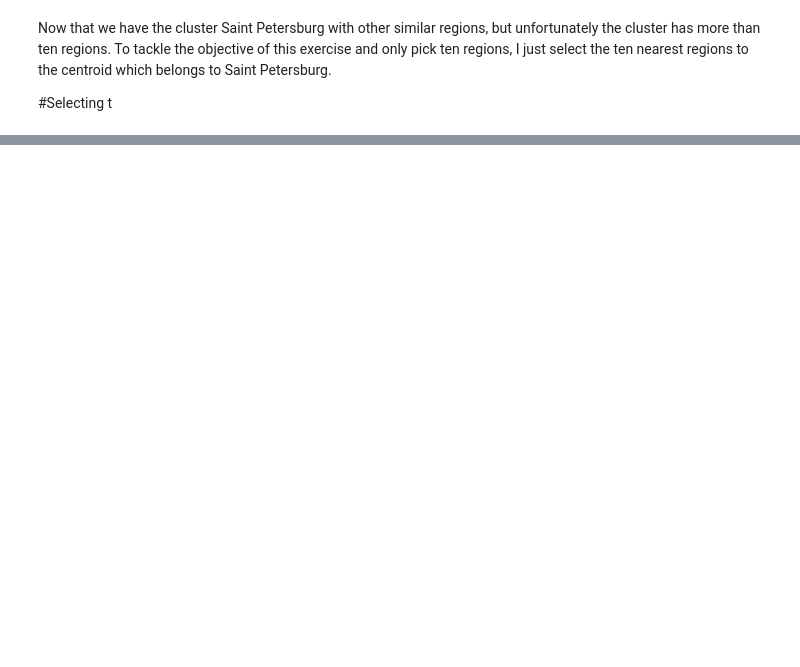
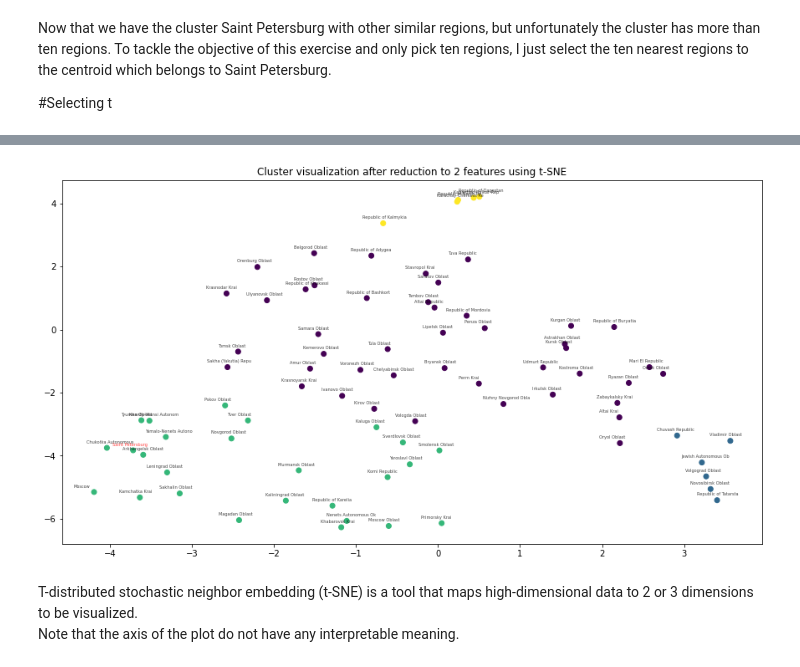
Before and after one commit to developerHobday/cluster-alcohol-consumption, a Jupyter notebook: notebook.ipynb, the cells around one changed output, grey strips where cells are left out. Saved outputs shown, nothing was run; the diff lists cells and outputs as text; code cells hidden in the pictures; blank space fills up the shorter version.

```diff
--- a/notebook.ipynb
+++ b/notebook.ipynb
@@ -489,0 +482,28 @@ pd.DataFrame(Conclusion)
+# %%
+from sklearn.manifold import TSNE
+random_seed=31
+model = TSNE(init='random', learning_rate='auto', random_state=random_seed )
+tsne_features = model.fit_transform(
+    chosen_PCA_components.drop('label', axis=1)
+)
+xs = tsne_features[:,0]
+ys = tsne_features[:,1]
+plt.figure( figsize=(15,8))
+plt.scatter(
+    xs, ys,
+    c = chosen_PCA_components['label']
+)
+plt.title('Cluster visualization after reduction to 2 features using t-SNE')
+
+regions = chosen_PCA_components.index
+for x,y,region in zip(xs, ys,regions) :
+    if 'Pet' in region :
+        color = 'red'
+    else :
+        color = 'black'
+    plt.annotate(region[:20], (x-0.25, y+0.15), alpha=0.75, fontsize=5, color=color, )
+# %% [output]
+[figure, added]
+# %% [markdown]
+T-distributed stochastic neighbor embedding (t-SNE) is a tool that maps high-dimensional data to 2 or 3 dimensions to be visualized.
+Note that the axis of the plot do not have any interpretable meaning.
```
Also changed, not shown: parts of 8 cells of this notebook.
